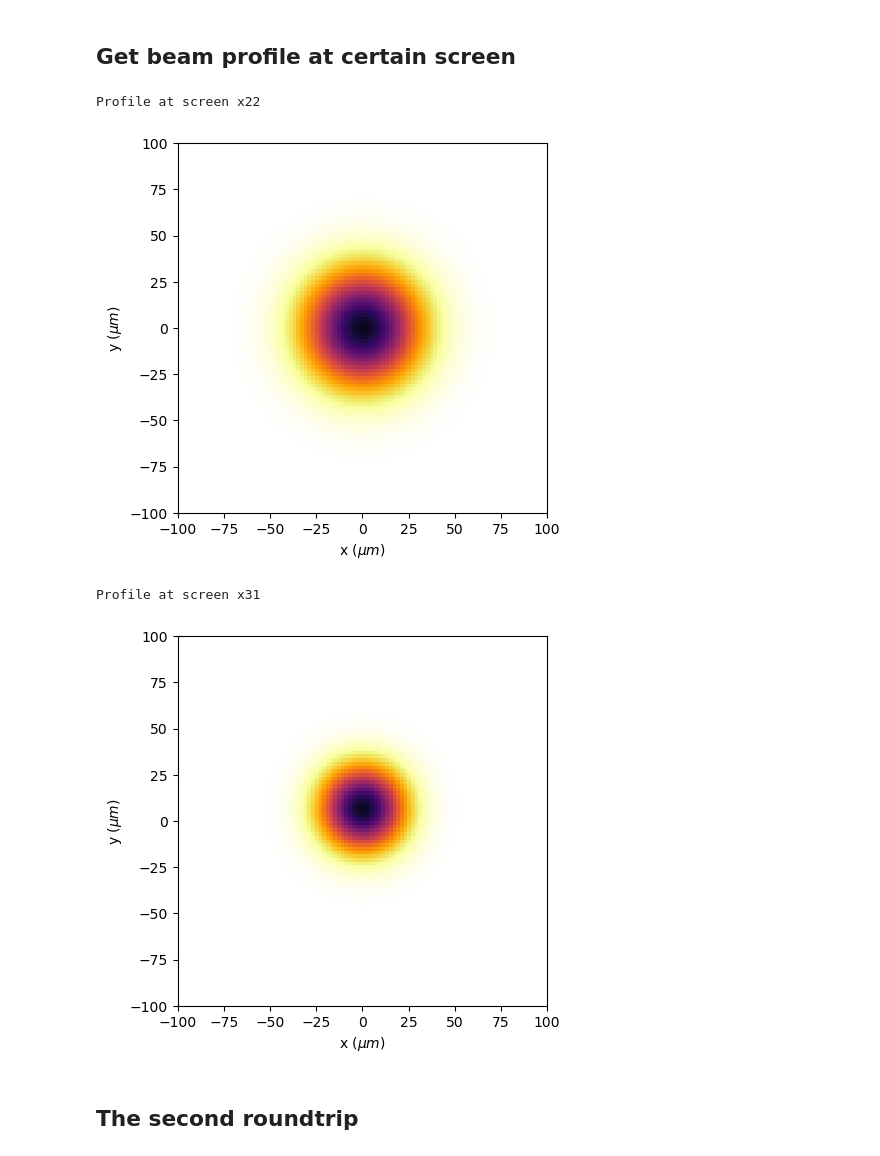
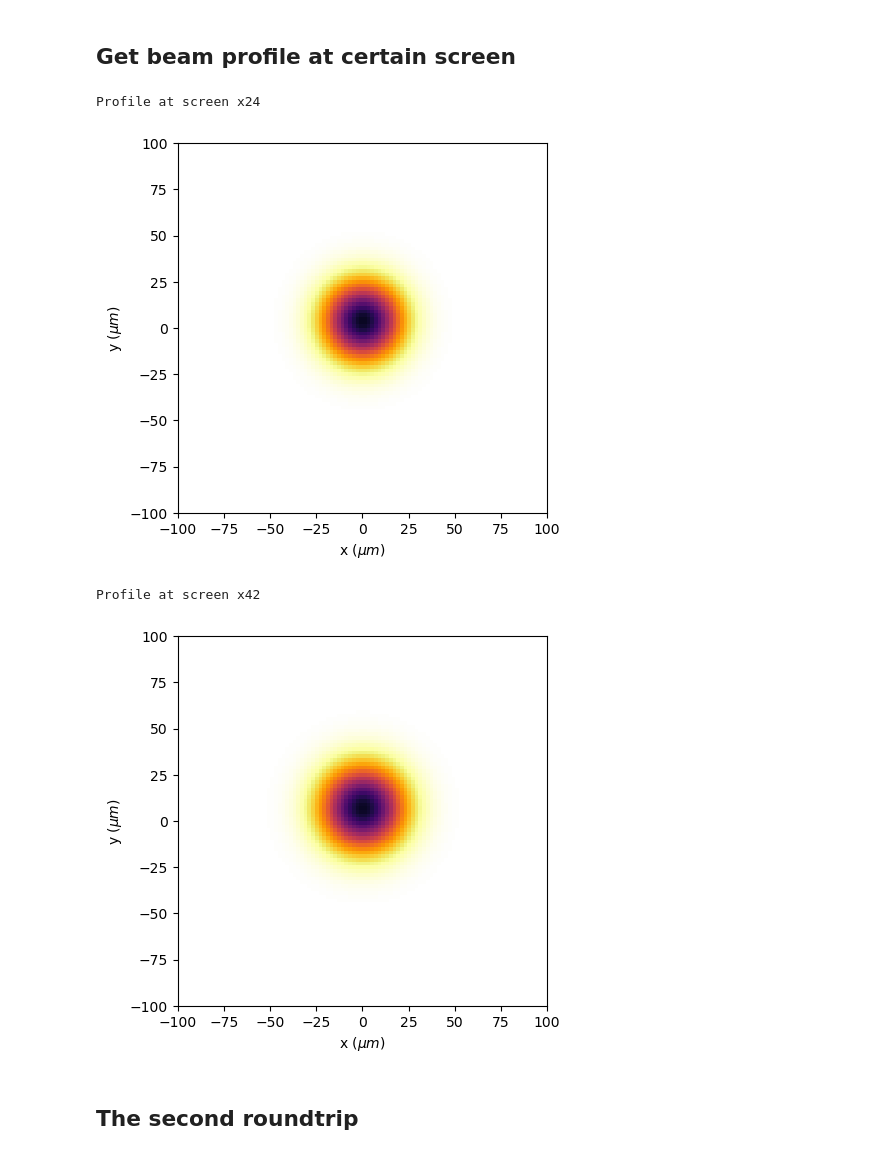
Before and after one commit to jy-tang/cavity_alignment, a Jupyter notebook: beam_profile/example/test.ipynb, the cells around one changed output. Saved outputs shown, nothing was run; the diff lists cells and outputs as text; code cells hidden in the pictures.

```diff
--- a/beam_profile/example/test.ipynb
+++ b/beam_profile/example/test.ipynb
@@ -36,17 +34,17 @@ CF.record
 # %% [markdown]
 ## Get beam profile at certain screen
 # %%
-x, y, p = CF.get_profile('x22')
-print('Profile at screen x22')
+x, y, p = CF.get_profile('x24')
+print('Profile at screen x24')
 plot_2D_contour(x, y, np.abs(p)**2)
 
-x, y, p = CF.get_profile('x31')
-print('Profile at screen x31')
+x, y, p = CF.get_profile('x42')
+print('Profile at screen x42')
 plot_2D_contour(x, y, np.abs(p)**2)
 # %% [output]
-Profile at screen x22
+Profile at screen x24
-[figure, old version]
+[figure, new version]
-Profile at screen x31
+Profile at screen x42
 [figure]
 # %% [markdown]
 ## The second roundtrip
```
Also changed, not shown: parts of 3 cells of this notebook, 1 other file.
